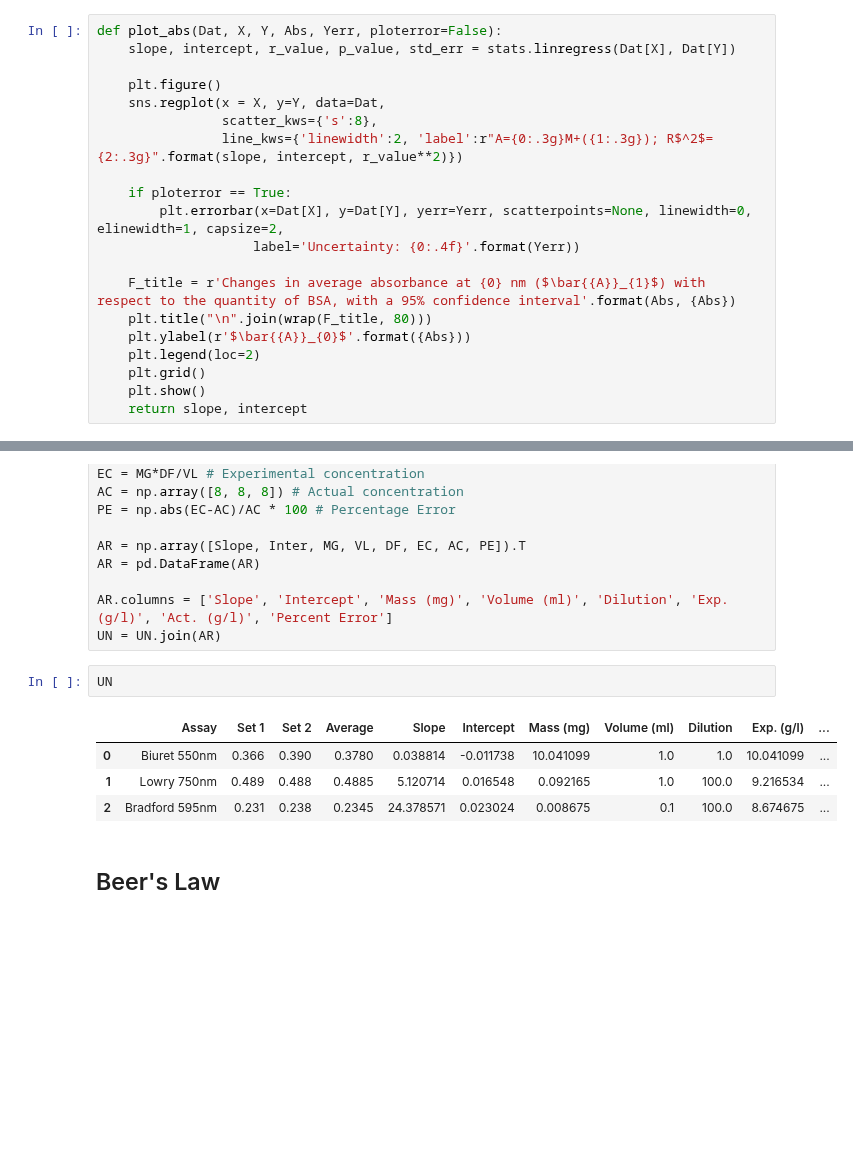
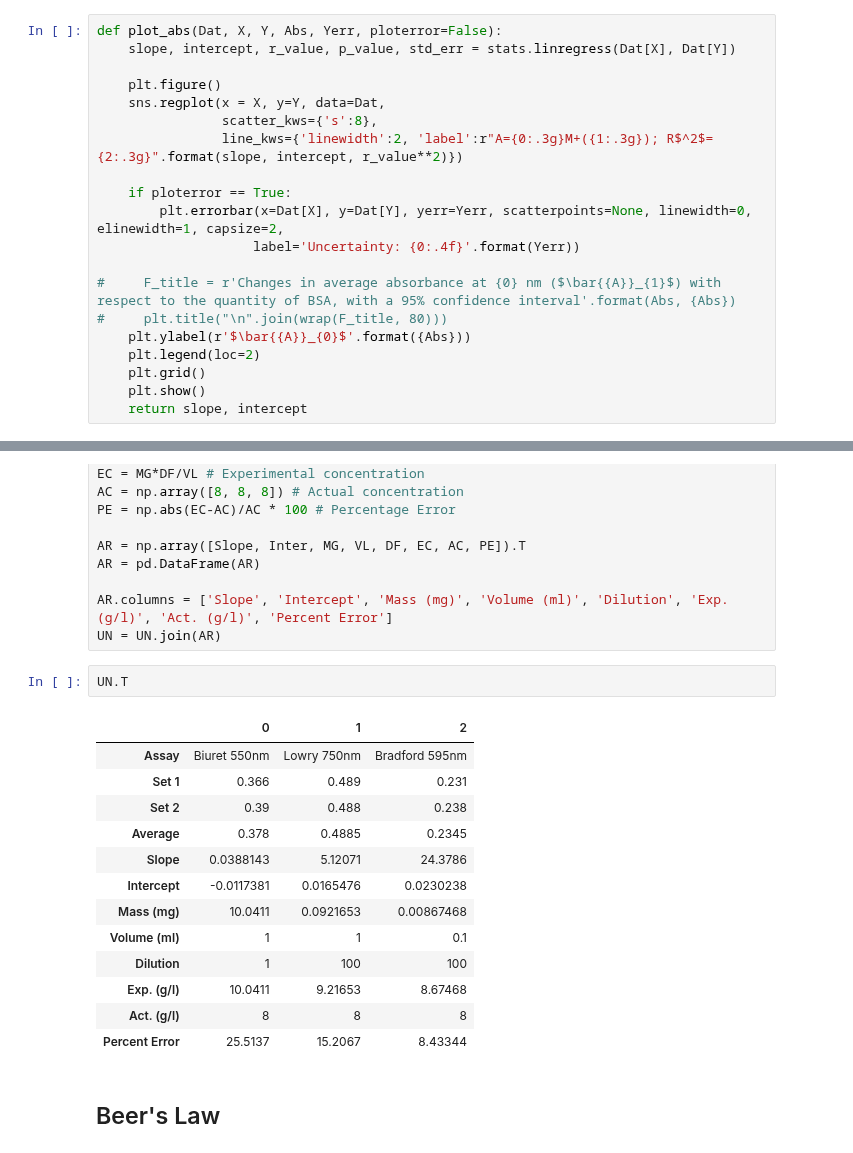
Before and after one commit to Kevinhykuo/UVic, a Jupyter notebook: Lab 3.ipynb, the cells around one changed output, grey strips where cells are left out. Cells and saved outputs as stored; diff of their text form; blank space fills up the shorter version.

```diff
--- a/Lab 3.ipynb
+++ b/Lab 3.ipynb
@@ -97,8 +97,8 @@ def plot_abs(Dat, X, Y, Abs, Yerr, ploterror=False):
         plt.errorbar(x=Dat[X], y=Dat[Y], yerr=Yerr, scatterpoints=None, linewidth=0, elinewidth=1, capsize=2,
                     label='Uncertainty: {0:.4f}'.format(Yerr))
 
-    F_title = r'Changes in average absorbance at {0} nm ($\bar{{A}}_{1}$) with respect to the quantity of BSA, with a 95% confidence interval'.format(Abs, {Abs})
-    plt.title("\n".join(wrap(F_title, 80)))
+#     F_title = r'Changes in average absorbance at {0} nm ($\bar{{A}}_{1}$) with respect to the quantity of BSA, with a 95% confidence interval'.format(Abs, {Abs})
+#     plt.title("\n".join(wrap(F_title, 80)))
     plt.ylabel(r'$\bar{{A}}_{0}$'.format({Abs}))
     plt.legend(loc=2)
     plt.grid()
@@ -131,12 +131,21 @@ AR = pd.DataFrame(AR)
 AR.columns = ['Slope', 'Intercept', 'Mass (mg)', 'Volume (ml)', 'Dilution', 'Exp. (g/l)', 'Act. (g/l)', 'Percent Error']
 UN = UN.join(AR)
 # %%
-UN
+UN.T
 # %% [output]
-|  | Assay | Set 1 | Set 2 | Average | Slope | Intercept | Mass (mg) | Volume (ml) | Dilution | Exp. (g/l) | ... |
-| 0 | Biuret 550nm | 0.366 | 0.390 | 0.3780 | 0.038814 | -0.011738 | 10.041099 | 1.0 | 1.0 | 10.041099 | ... |
-| 1 | Lowry 750nm | 0.489 | 0.488 | 0.4885 | 5.120714 | 0.016548 | 0.092165 | 1.0 | 100.0 | 9.216534 | ... |
-| 2 | Bradford 595nm | 0.231 | 0.238 | 0.2345 | 24.378571 | 0.023024 | 0.008675 | 0.1 | 100.0 | 8.674675 | ... |
+|  | 0 | 1 | 2 |
+| Assay | Biuret 550nm | Lowry 750nm | Bradford 595nm |
+| Set 1 | 0.366 | 0.489 | 0.231 |
+| Set 2 | 0.39 | 0.488 | 0.238 |
+| Average | 0.378 | 0.4885 | 0.2345 |
+| Slope | 0.0388143 | 5.12071 | 24.3786 |
+| Intercept | -0.0117381 | 0.0165476 | 0.0230238 |
+| Mass (mg) | 10.0411 | 0.0921653 | 0.00867468 |
+| Volume (ml) | 1 | 1 | 0.1 |
+| Dilution | 1 | 100 | 100 |
+| Exp. (g/l) | 10.0411 | 9.21653 | 8.67468 |
+| Act. (g/l) | 8 | 8 | 8 |
+| Percent Error | 25.5137 | 15.2067 | 8.43344 |
 # %% [markdown]
 ## Beer's Law
 # %%
```
Also changed, not shown: parts of 2 cells of this notebook, 1 other file.
